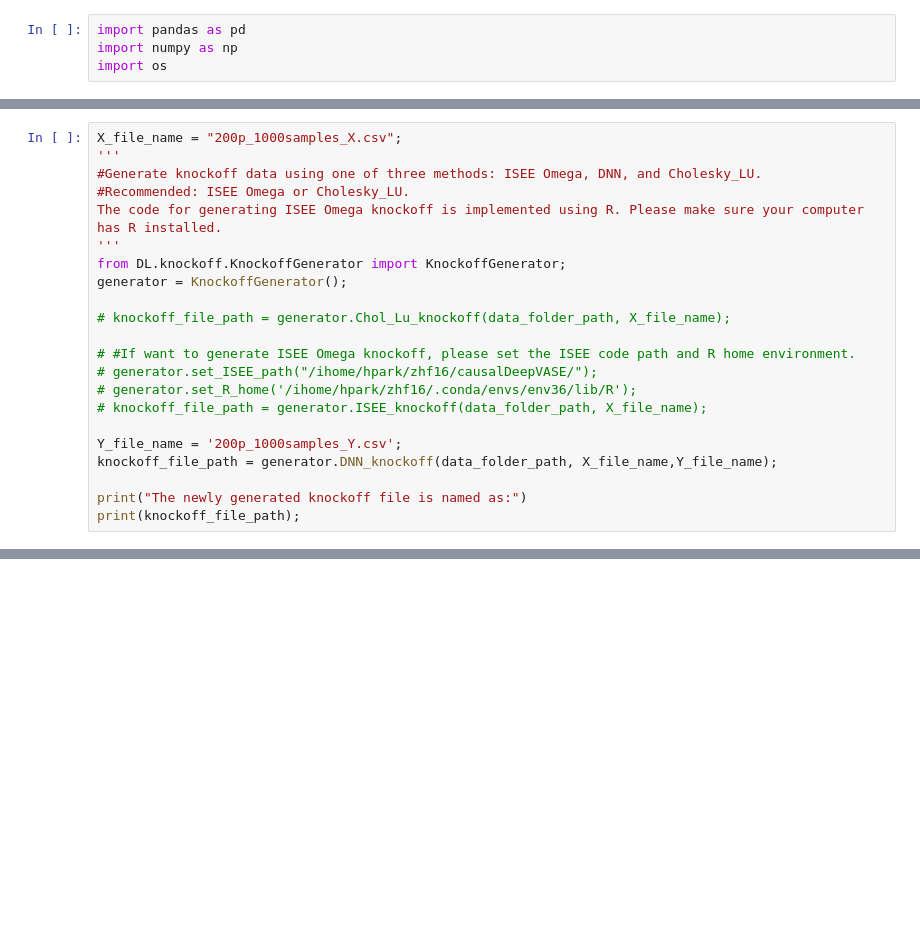
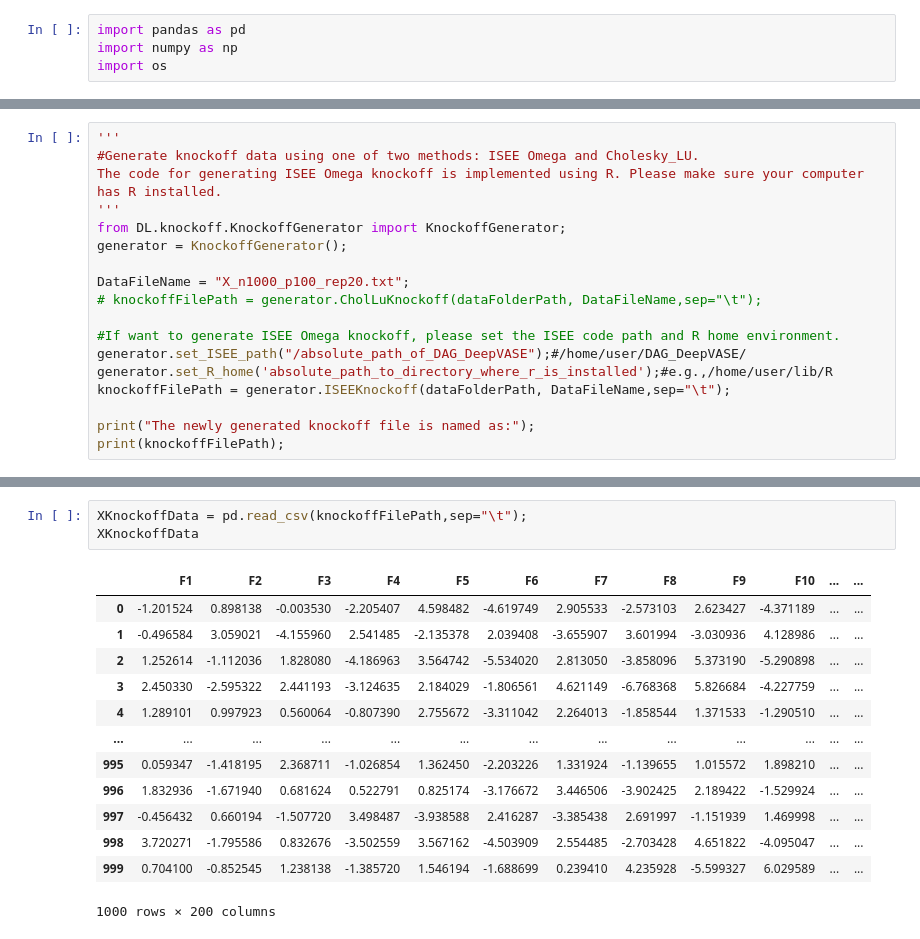
Before and after one commit to ZhenjiangFan/DAG-deepVASE, a Jupyter notebook: Example.ipynb, the cells around one changed output, grey strips where cells are left out. Drawn from its saved outputs; the diff is of its cells as text; blank space fills up the shorter version.

```diff
--- a/Example.ipynb
+++ b/Example.ipynb
@@ -27,23 +50,19 @@ Please find MGM's output file as:
 # %%
-X_file_name = "200p_1000samples_X.csv";
 '''
-#Generate knockoff data using one of three methods: ISEE Omega, DNN, and Cholesky_LU.
-#Recommended: ISEE Omega or Cholesky_LU.
+#Generate knockoff data using one of two methods: ISEE Omega and Cholesky_LU.
 The code for generating ISEE Omega knockoff is implemented using R. Please make sure your computer has R installed.
 '''
 from DL.knockoff.KnockoffGenerator import KnockoffGenerator;
 generator = KnockoffGenerator();
 
-# knockoff_file_path = generator.Chol_Lu_knockoff(data_folder_path, X_file_name);
+DataFileName = "X_n1000_p100_rep20.txt";
+# knockoffFilePath = generator.CholLuKnockoff(dataFolderPath, DataFileName,sep="\t");
 
-# #If want to generate ISEE Omega knockoff, please set the ISEE code path and R home environment.
-# generator.set_ISEE_path("/ihome/hpark/zhf16/causalDeepVASE/");
-# generator.set_R_home('/ihome/hpark/zhf16/.conda/envs/env36/lib/R');
-# knockoff_file_path = generator.ISEE_knockoff(data_folder_path, X_file_name);
+#If want to generate ISEE Omega knockoff, please set the ISEE code path and R home environment.
+generator.set_ISEE_path("/absolute_path_of_DAG_DeepVASE");#/home/user/DAG_DeepVASE/
+generator.set_R_home('absolute_path_to_directory_where_r_is_installed');#e.g.,/home/user/lib/R
+knockoffFilePath = generator.ISEEKnockoff(dataFolderPath, DataFileName,sep="\t");
 
-Y_file_name = '200p_1000samples_Y.csv';
-knockoff_file_path = generator.DNN_knockoff(data_folder_path, X_file_name,Y_file_name);
-
-print("The newly generated knockoff file is named as:")
-print(knockoff_file_path);
+print("The newly generated knockoff file is named as:");
+print(knockoffFilePath);
 # %% [output]
@@ -87,3 +92,20 @@ The newly generated knockoff file is named as:
+# %%
+XKnockoffData = pd.read_csv(knockoffFilePath,sep="\t");
+XKnockoffData
+# %% [output]
+|  | F1 | F2 | F3 | F4 | F5 | F6 | F7 | F8 | F9 | F10 | ... | ... |
+| 0 | -1.201524 | 0.898138 | -0.003530 | -2.205407 | 4.598482 | -4.619749 | 2.905533 | -2.573103 | 2.623427 | -4.371189 | ... | ... |
+| 1 | -0.496584 | 3.059021 | -4.155960 | 2.541485 | -2.135378 | 2.039408 | -3.655907 | 3.601994 | -3.030936 | 4.128986 | ... | ... |
+| 2 | 1.252614 | -1.112036 | 1.828080 | -4.186963 | 3.564742 | -5.534020 | 2.813050 | -3.858096 | 5.373190 | -5.290898 | ... | ... |
+| 3 | 2.450330 | -2.595322 | 2.441193 | -3.124635 | 2.184029 | -1.806561 | 4.621149 | -6.768368 | 5.826684 | -4.227759 | ... | ... |
+| 4 | 1.289101 | 0.997923 | 0.560064 | -0.807390 | 2.755672 | -3.311042 | 2.264013 | -1.858544 | 1.371533 | -1.290510 | ... | ... |
+| ... | ... | ... | ... | ... | ... | ... | ... | ... | ... | ... | ... | ... |
+| 995 | 0.059347 | -1.418195 | 2.368711 | -1.026854 | 1.362450 | -2.203226 | 1.331924 | -1.139655 | 1.015572 | 1.898210 | ... | ... |
+| 996 | 1.832936 | -1.671940 | 0.681624 | 0.522791 | 0.825174 | -3.176672 | 3.446506 | -3.902425 | 2.189422 | -1.529924 | ... | ... |
+| 997 | -0.456432 | 0.660194 | -1.507720 | 3.498487 | -3.938588 | 2.416287 | -3.385438 | 2.691997 | -1.151939 | 1.469998 | ... | ... |
+| 998 | 3.720271 | -1.795586 | 0.832676 | -3.502559 | 3.567162 | -4.503909 | 2.554485 | -2.703428 | 4.651822 | -4.095047 | ... | ... |
+| 999 | 0.704100 | -0.852545 | 1.238138 | -1.385720 | 1.546194 | -1.688699 | 0.239410 | 4.235928 | -5.599327 | 6.029589 | ... | ... |
+1000 rows × 200 columns
 # %%
 ''''''
 # After generating the knockoff data, run DNN
```
Also changed, not shown: parts of 10 cells of this notebook.
